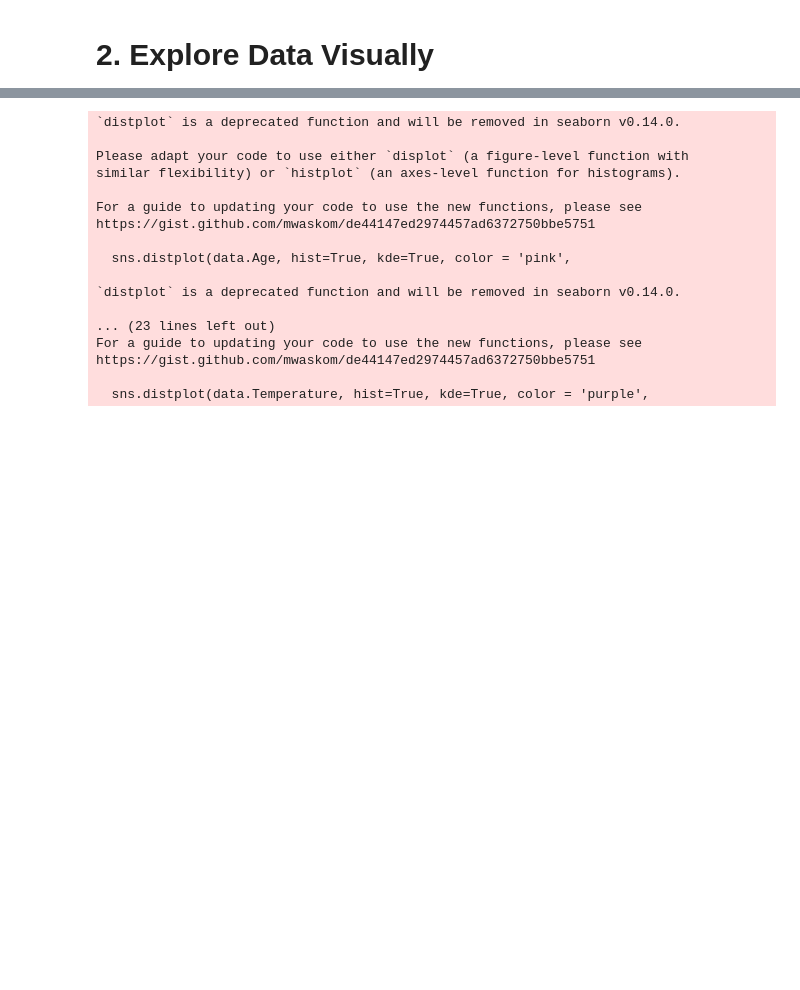
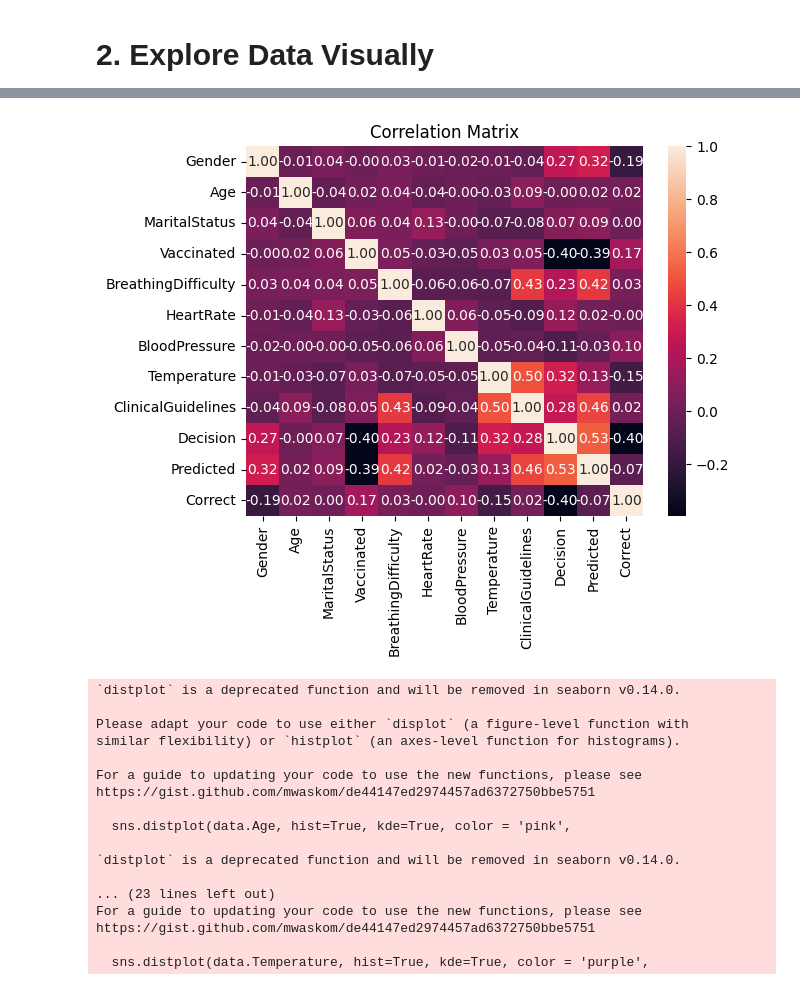
Before and after one commit to paulinomary/FIAD-Project2, a Jupyter notebook: Project2.ipynb, the cells around one changed output, grey strips where cells are left out. Drawn from its saved outputs; the diff is of its cells as text; code cells hidden in the pictures; blank space fills up the shorter version.

```diff
--- a/Project2.ipynb
+++ b/Project2.ipynb
@@ -167,3 +167,7 @@ Home:  406
 Probability of Going Home:  0.67779632721202
 # %% [markdown]
 <h3 style="font-family:Avantgarde; font-size:2em;">2. Explore Data Visually</h3>
+# %%
+# Correlation Matrix
+correlation_matrix = data.corr()
+correlation_matrix
@@ -170,3 +188,10 @@ Probability of Going Home:  0.67779632721202
+# %%
+# Heatmap
+sns.heatmap(correlation_matrix, annot=True, fmt='.2f')
+plt.title('Correlation Matrix')
+plt.show()
+# %% [output]
+[figure, added]
 # %%
 fig,axs = plt.subplots(2,2)
 fig.set_size_inches(12, 10)
```
Also changed, not shown: parts of 26 cells of this notebook, 5 other files.
